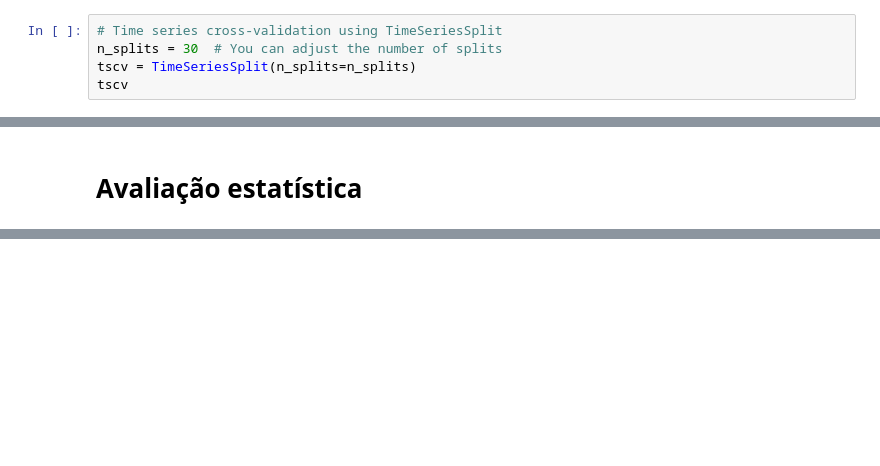
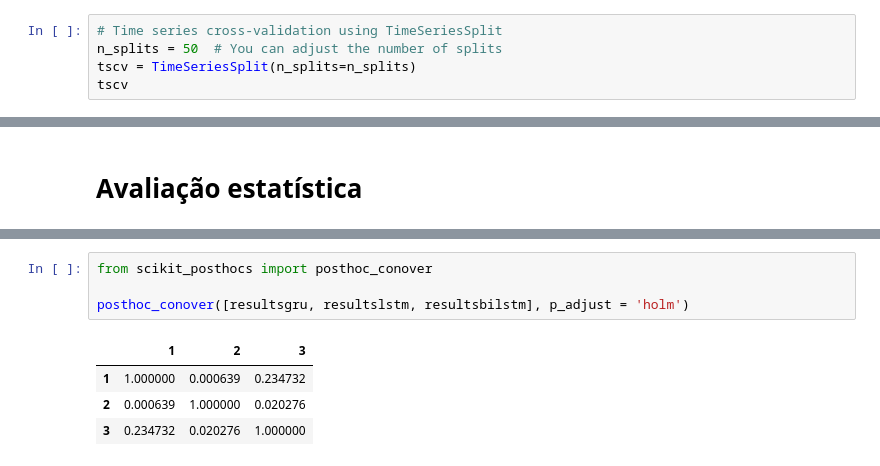
Before and after one commit to marreapato/Forecasting_Paper_XAI, a Jupyter notebook: Times_cv/Tcrossvalidation_Evaluation.ipynb, the cells around one changed output, grey strips where cells are left out. Drawn from its saved outputs; the diff is of its cells as text; blank space fills up the shorter version.

```diff
--- a/Times_cv/Tcrossvalidation_Evaluation.ipynb
+++ b/Times_cv/Tcrossvalidation_Evaluation.ipynb
@@ -118,7 +120,7 @@ len(X)
 4154
 # %%
 # Time series cross-validation using TimeSeriesSplit
-n_splits = 30  # You can adjust the number of splits
+n_splits = 50  # You can adjust the number of splits
 tscv = TimeSeriesSplit(n_splits=n_splits)
 tscv
 # %% [output]
@@ -223,0 +273,9 @@ ShapiroResult(statistic=0.7046726942062378, pvalue=1.825925096454739e-06)
+# %%
+from scikit_posthocs import posthoc_conover
+
+posthoc_conover([resultsgru, resultslstm, resultsbilstm], p_adjust = 'holm')
+# %% [output]
+|  | 1 | 2 | 3 |
+| 1 | 1.000000 | 0.000639 | 0.234732 |
+| 2 | 0.000639 | 1.000000 | 0.020276 |
+| 3 | 0.234732 | 0.020276 | 1.000000 |
```
Also changed, not shown: parts of 10 cells of this notebook.
